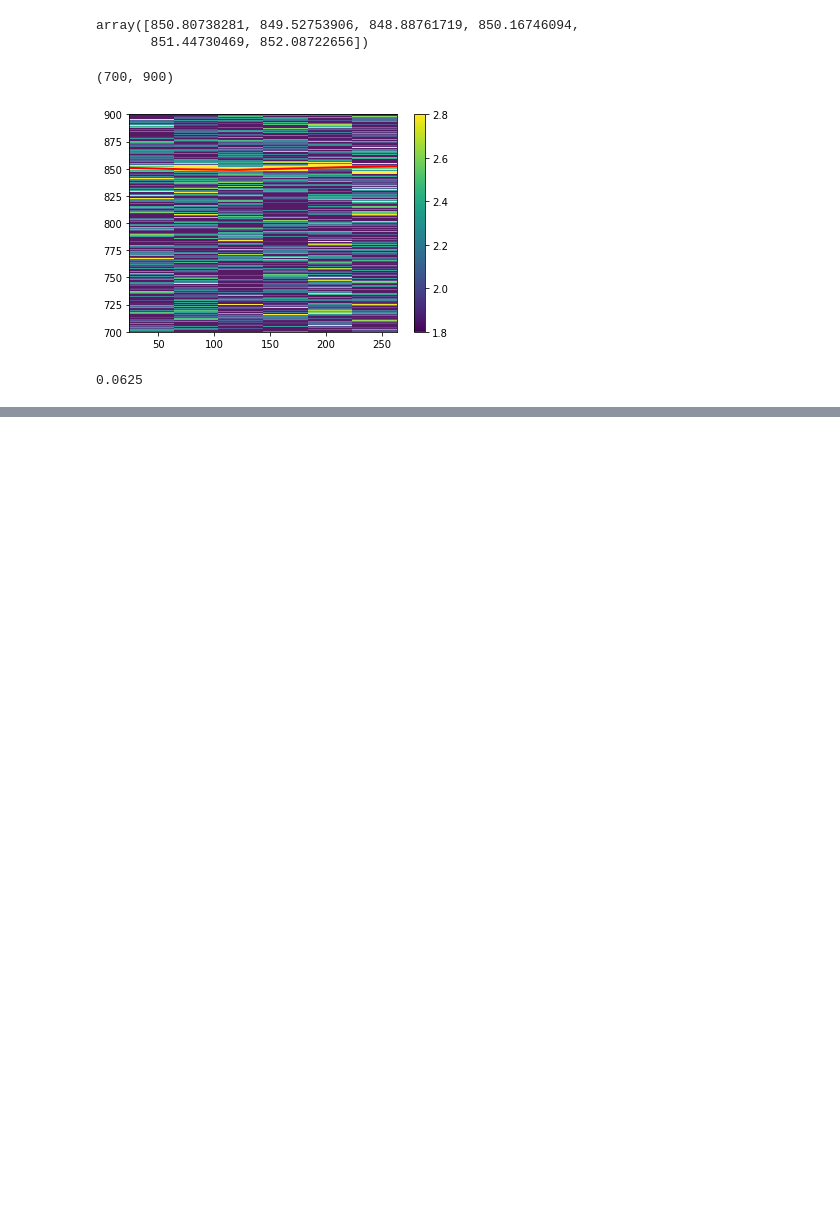
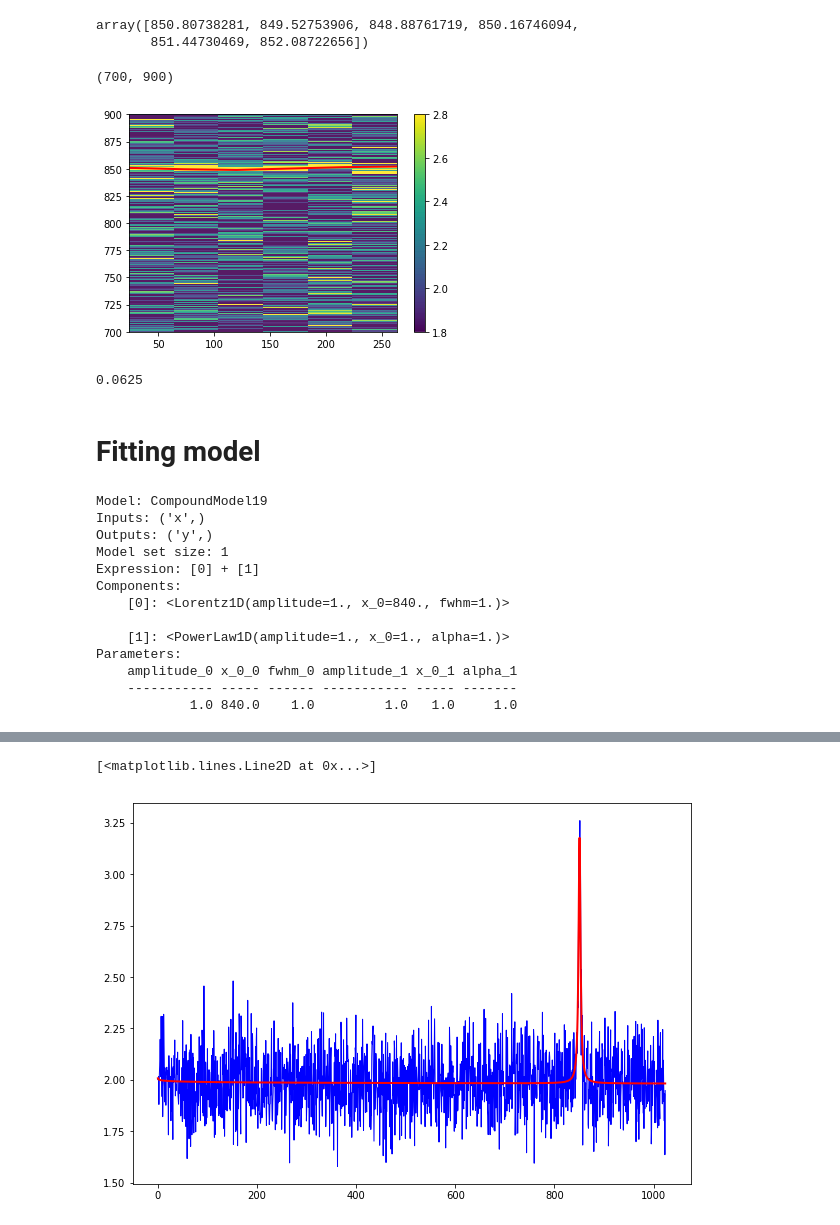
Before and after one commit to swapsha96/gsoc-learning, a Jupyter notebook: week0/Playing with kHz QPO.ipynb, the cells around one changed output, grey strips where cells are left out. Cells and saved outputs as stored; diff of their text form; code cells hidden in the pictures; blank space fills up the shorter version.

Commit message:
Tried fitting on toy dataset

```diff
--- a/week0/Playing with kHz QPO.ipynb
+++ b/week0/Playing with kHz QPO.ipynb
@@ -235,3 +238,30 @@ plt.ylim(700,900)
 1/(n_bins*dt)
 # %% [output]
 0.0625
+# %% [markdown]
+# Fitting model
+# %%
+model = models.Lorentz1D(x_0=840) + models.PowerLaw1D()
+print(model)
+
+fitter = fitting.LevMarLSQFitter()
+fit_fn = fitter(model, avg_ps_rebin.freq, avg_ps_rebin.power)
+fit = fit_fn(avg_ps_rebin.freq)
+# plotting
+plt.figure(figsize=(10,7))
+plt.plot(avg_ps_rebin.freq, avg_ps_rebin.power, lw=1, color='blue')
+plt.plot(avg_ps_rebin.freq, fit, lw=2, color="red")
+# %% [output]
+Model: CompoundModel19
+Inputs: ('x',)
+Outputs: ('y',)
+Model set size: 1
+Expression: [0] + [1]
+Components:
+    [0]: <Lorentz1D(amplitude=1., x_0=840., fwhm=1.)>
+
+    [1]: <PowerLaw1D(amplitude=1., x_0=1., alpha=1.)>
+Parameters:
+    amplitude_0 x_0_0 fwhm_0 amplitude_1 x_0_1 alpha_1
+    ----------- ----- ------ ----------- ----- -------
+            1.0 840.0    1.0         1.0   1.0     1.0
@@ -237,0 +269,2 @@ plt.ylim(700,900)
+[<matplotlib.lines.Line2D at 0x...>]
+[figure, added]
```
Also changed, not shown: parts of 5 cells of this notebook, 8 other files.
